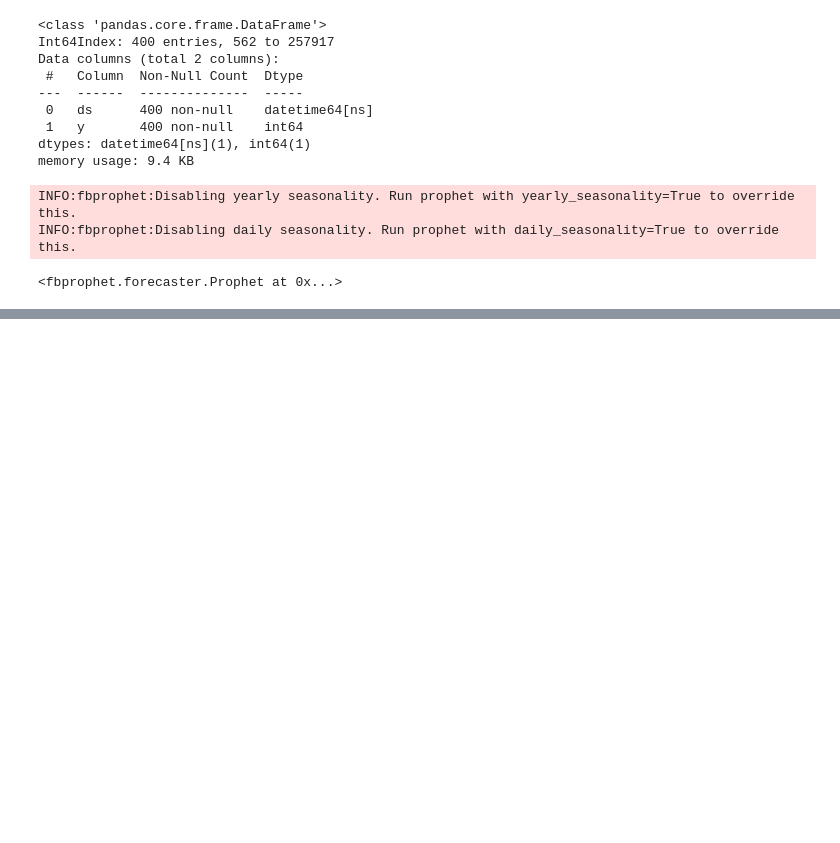
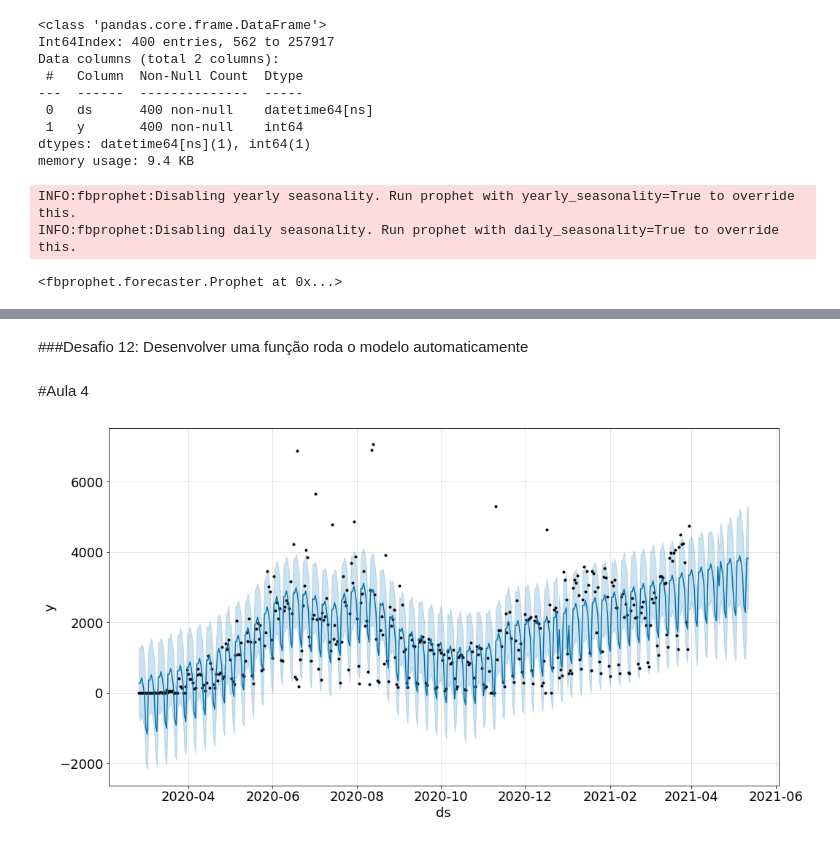
Before and after one commit to leonardopiana/Bootcamp_Data_Science_Alura, a Jupyter notebook: Notebooks/Modulo_3.ipynb, the cells around one changed output, grey strips where cells are left out. Saved outputs shown, nothing was run; the diff lists cells and outputs as text; code cells hidden in the pictures; blank space fills up the shorter version.

```diff
--- a/Notebooks/Modulo_3.ipynb
+++ b/Notebooks/Modulo_3.ipynb
@@ -336,0 +367,8 @@ modelo.plot_components(previsao, figsize=(15,8));
+# %% [markdown]
+###Desafio 12: Desenvolver uma função roda o modelo automaticamente
+# %% [markdown]
+#Aula 4
+# %%
+fig = modelo.plot(previsao, figsize=(15,8))
+# %% [output]
+[figure, added]
```
Also changed, not shown: parts of 54 cells of this notebook.
